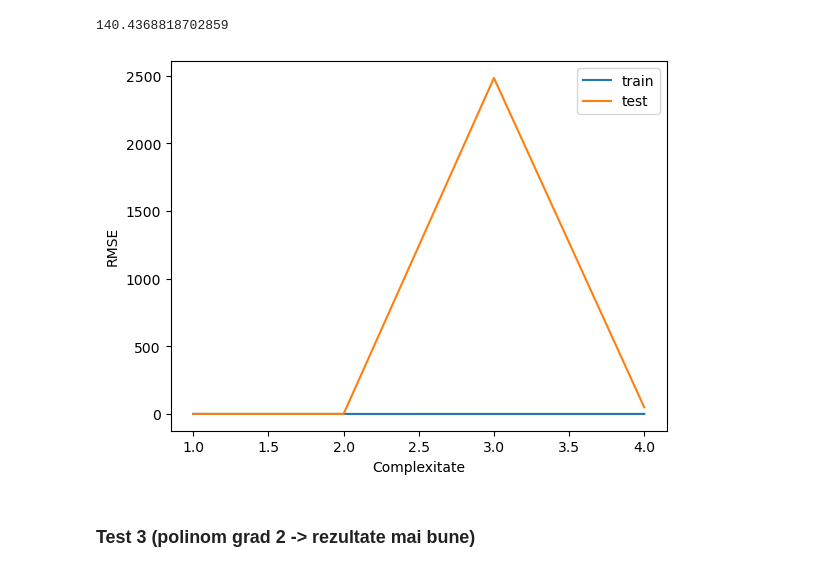
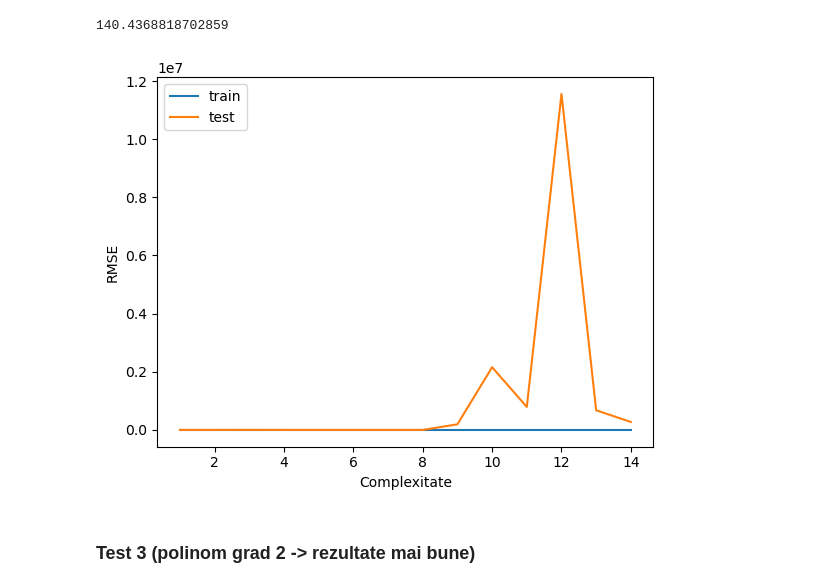
Before and after one commit to ArthurHastings/SleepHealthLifestyle, a Jupyter notebook: temp.ipynb, the cells around one changed output. Cells and saved outputs as stored; diff of their text form; code cells hidden in the pictures.

```diff
--- a/temp.ipynb
+++ b/temp.ipynb
@@ -335,7 +355,7 @@ RMSE
 train_rmse_errors = []
 test_rmse_errors = []
 
-for d in range(1, 5):
+for d in range(1, 15):
     poly_conv = PolynomialFeatures(degree=d, include_bias=False)
     poly_feat = poly_conv.fit_transform(X_2)
 
@@ -350,14 +370,14 @@ for d in range(1, 5):
     train_rmse_errors.append(np.sqrt(mean_squared_error(train_pred, y_train)))
     test_rmse_errors.append(np.sqrt(mean_squared_error(test_pred, y_test)))
 # %%
-plt.plot(range(1,5),train_rmse_errors, label='train')
-plt.plot(range(1,5),test_rmse_errors, label='test')
+plt.plot(range(1,15),train_rmse_errors, label='train')
+plt.plot(range(1,15),test_rmse_errors, label='test')
 plt.xlabel("Complexitate")
 plt.ylabel("RMSE")
 plt.legend()
 plt.show()
 # %% [output]
-[figure, old version]
+[figure, new version]
 # %% [markdown]
 ### Test 3 (polinom grad 2 -> rezultate mai bune)
 # %%
```
Also changed, not shown: parts of 3 cells of this notebook, 1 other file.
